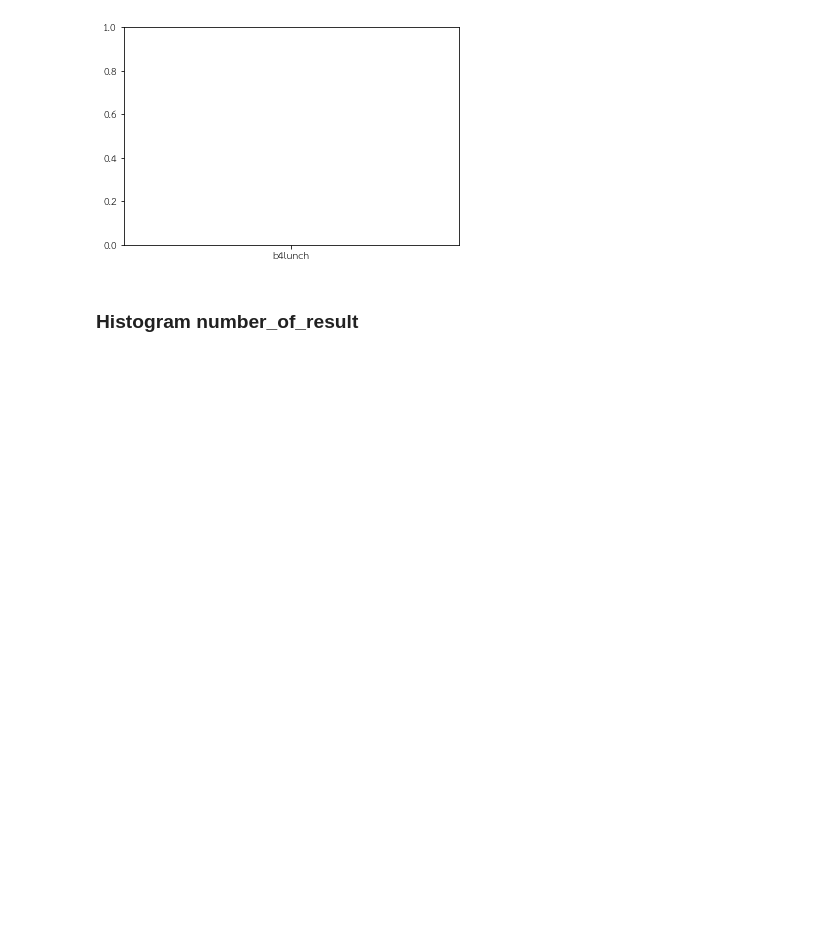
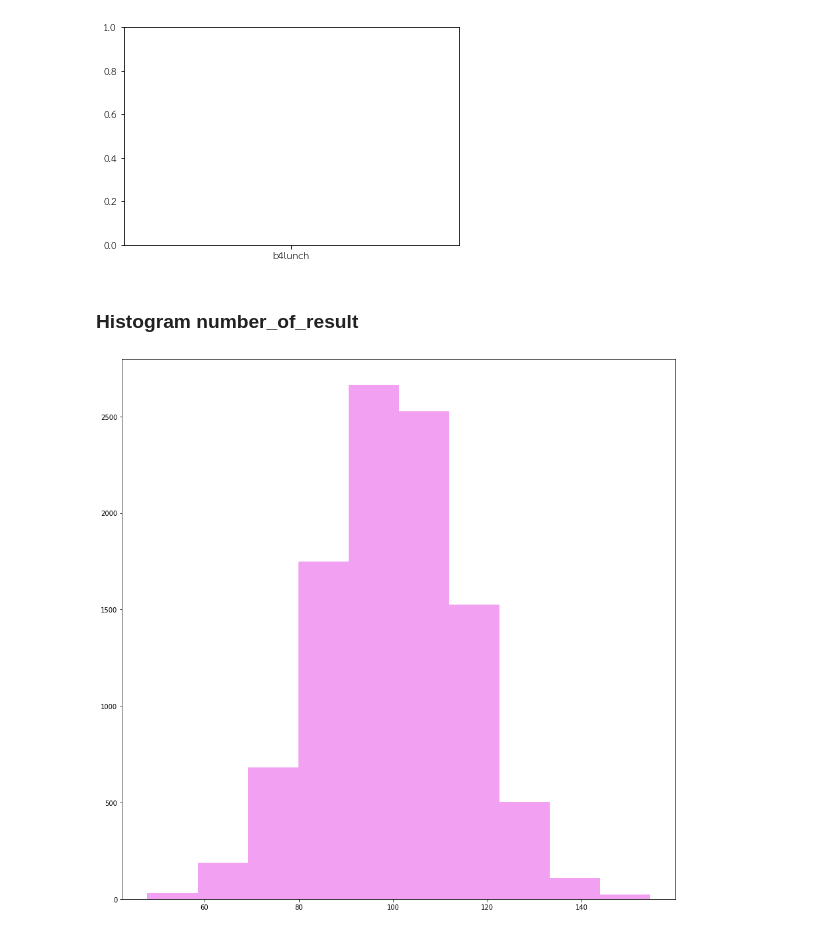
Before and after one commit to bebeam2942/data_viz, a Jupyter notebook: Visualize_Data_Comparison.ipynb, the cells around one changed output. Saved outputs shown, nothing was run; the diff lists cells and outputs as text; code cells hidden in the pictures; blank space fills up the shorter version.

```diff
--- a/Visualize_Data_Comparison.ipynb
+++ b/Visualize_Data_Comparison.ipynb
@@ -197,6 +197,17 @@ ValueError: ignored
 [figure]
 # %% [markdown]
 ### Histogram number_of_result
+# %%
+import numpy as np
+from matplotlib import  pyplot as plt
+
+np.random.seed(2021)
+mu, sigma =100,15
+X = mu + sigma * np.random.randn(10000)
+
+plt.hist(X,10,facecolor = 'violet',alpha=0.75);
+# %% [output]
+[figure, added]
 # %%
 import matplotlib
 matplotlib.rcParams['figure.figsize']=[15,15]
```
Also changed, not shown: parts of 17 cells of this notebook.
